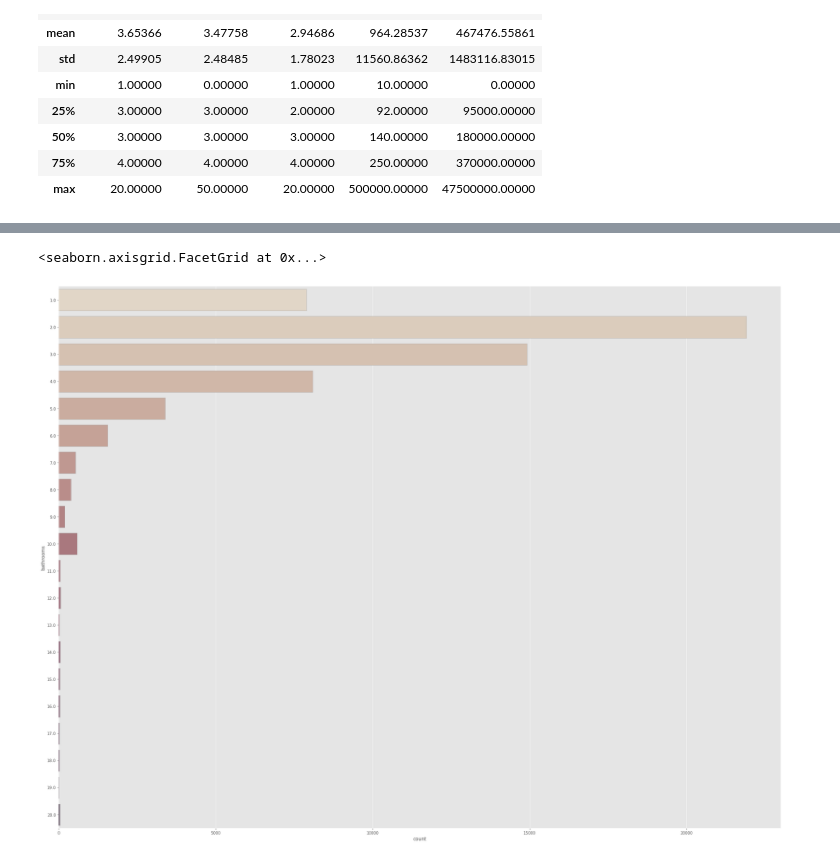
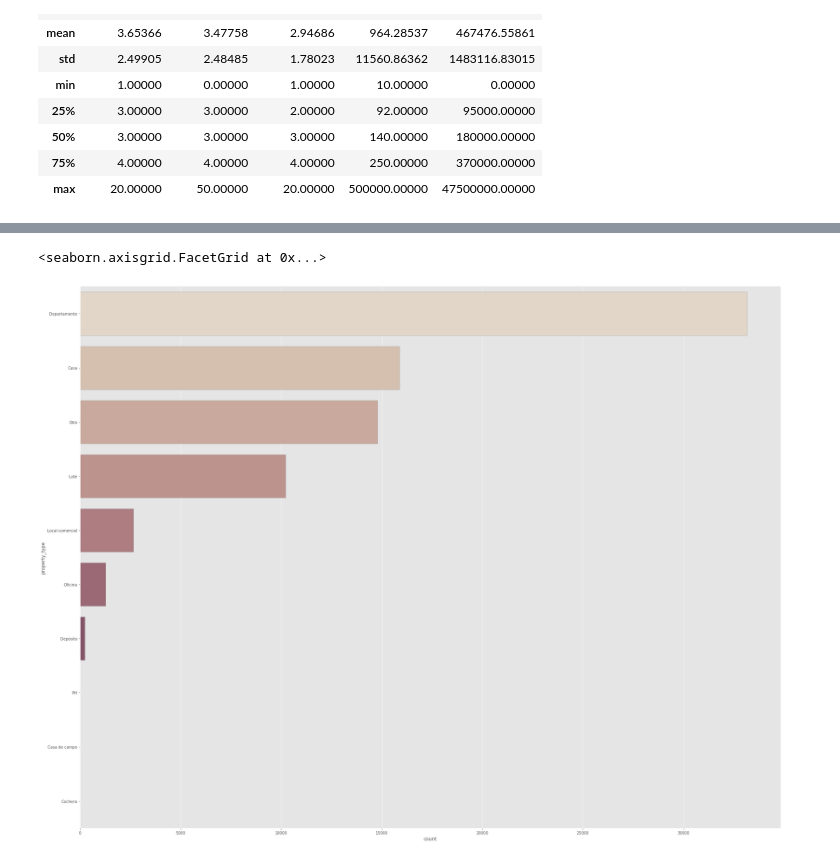
Before and after one commit to XavierCarrera/Datascience, a Jupyter notebook: InmueblesPeru_EDA.ipynb, the cells around one changed output, grey strips where cells are left out. Saved outputs shown, nothing was run; the diff lists cells and outputs as text; code cells hidden in the pictures.

```diff
--- a/InmueblesPeru_EDA.ipynb
+++ b/InmueblesPeru_EDA.ipynb
@@ -158,0 +168,4 @@ Name: l3, Length: 82, dtype: int64
+# %%
+df = df[(df.l2 == 'Lima') | (df.l2 == 'Arequipa') | (df.l2 == 'La Libertad') | (df.l2 == 'Piura') | (df.l2 == 'Lambayeque')
+          | (df.l2 == 'Cusco') | (df.l2 == 'Callao') | (df.l2 == 'Ica')]
+df
@@ -233,7 +317,8 @@ sns.catplot(y="bathrooms", kind="count", height=20, aspect=20/15,
 # %%
-sns.catplot(y="bathrooms", kind="count", height=20, aspect=20/15,
+sns.catplot(y="property_type", kind="count", height=20, aspect=20/15,
             palette="ch:.25", edgecolor=".6",
-            data=df)
+            data=df,
+            order=df["property_type"].value_counts().index)
 # %% [output]
 <seaborn.axisgrid.FacetGrid at 0x...>
-[figure, old version]
+[figure, new version]
```
Also changed, not shown: parts of 19 cells of this notebook.
